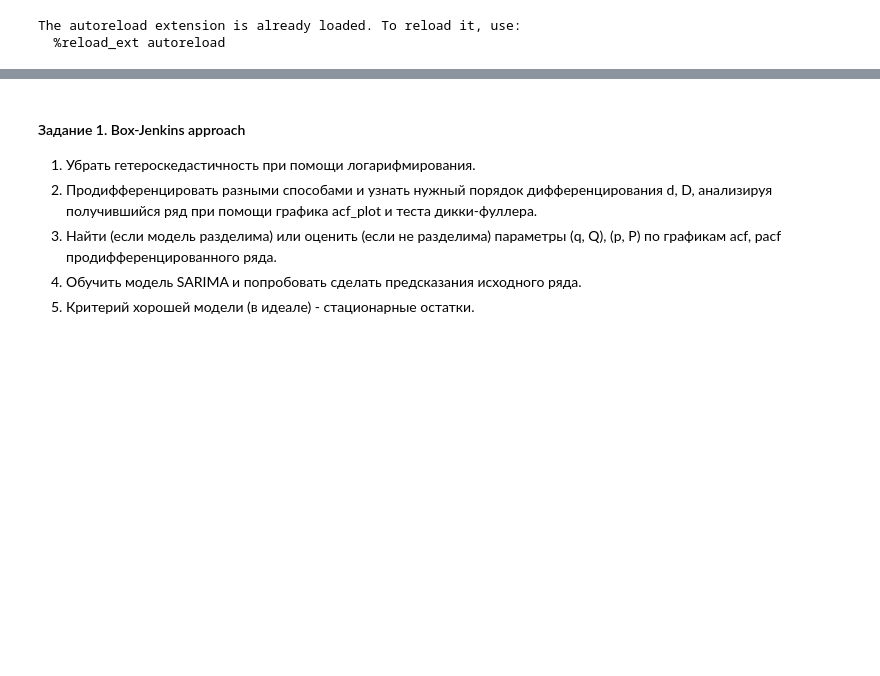
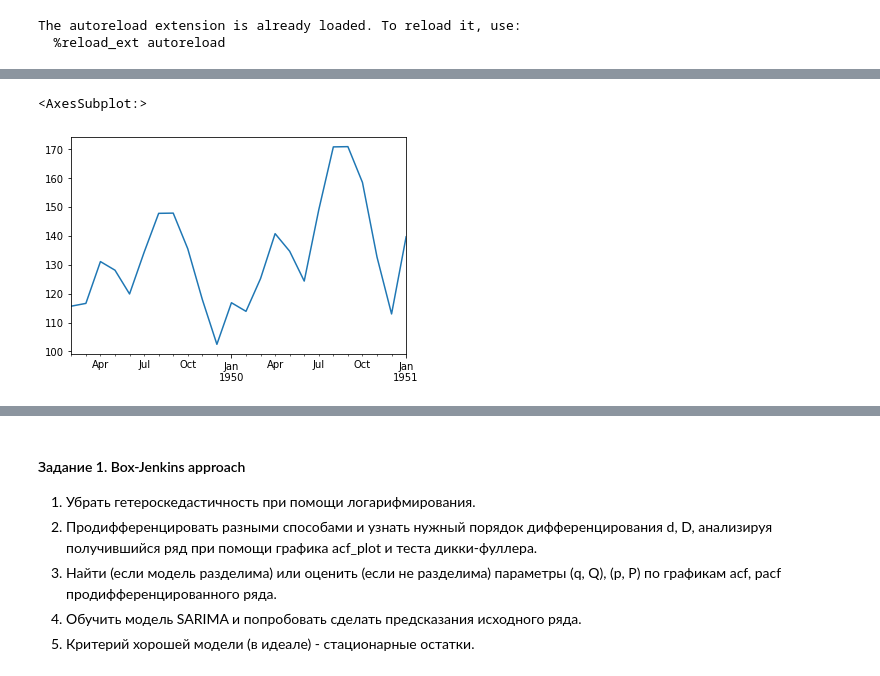
Before and after one commit to wlad-0/ts_summer_2022, a Jupyter notebook: week_2/arima_in_python.ipynb, the cells around one changed output, grey strips where cells are left out. Cells and saved outputs as stored; diff of their text form; code cells hidden in the pictures; blank space fills up the shorter version.

```diff
--- a/week_2/arima_in_python.ipynb
+++ b/week_2/arima_in_python.ipynb
@@ -40,0 +51,7 @@ ts.plot()
+# %%
+from statsmodels.tsa.holtwinters import Holt
+def Holtw(ts_train, ts_test):
+    model = Holt(np.asarray(ts_train)).fit()
+    out_of_sample = model.predict(start = ts_test.index[0], end = ts_test.index[-1])
+    out_of_sample = pd.Series(np.array(out_of_sample), index = ts_test.index)
+    return out_of_sample
@@ -40,0 +67,5 @@ ts.plot()
+# %%
+Holtw(ts, ts_test).plot()
+# %% [output]
+<AxesSubplot:>
+[figure, added]
```
Also changed, not shown: parts of 13 cells of this notebook, 2 other files.
